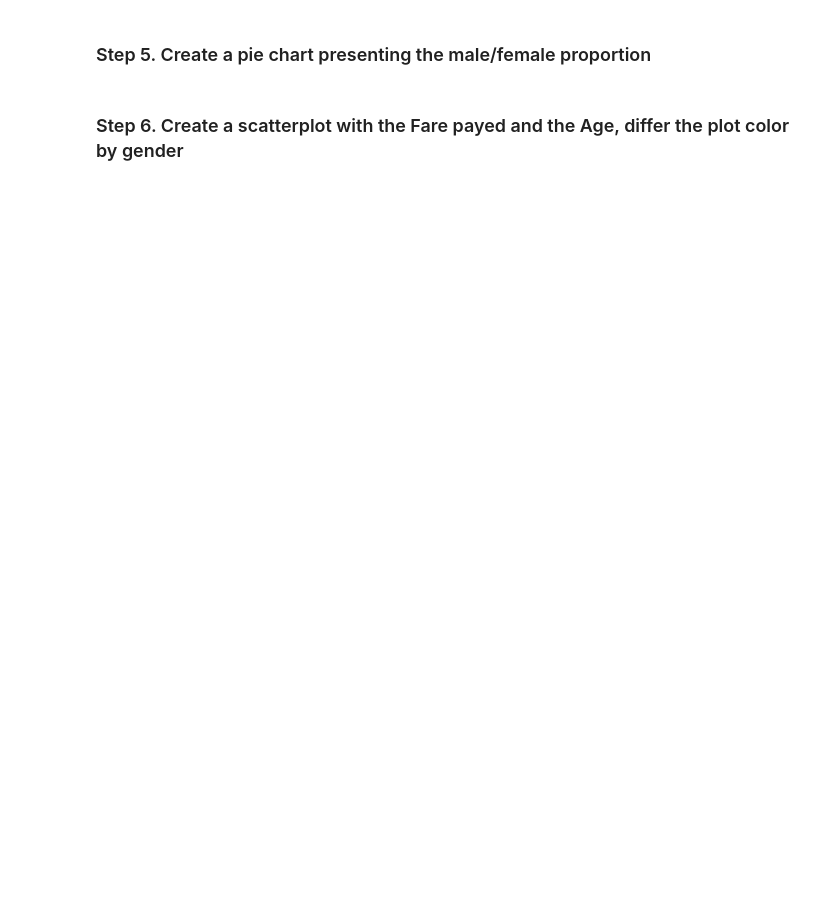
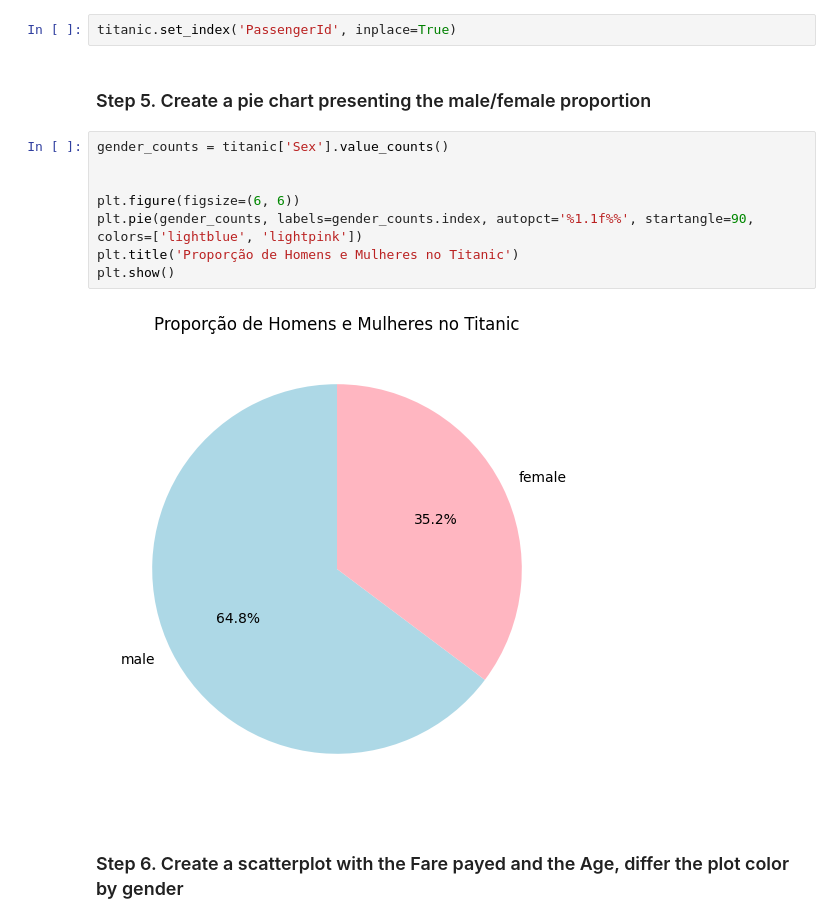
Before and after one commit to yzkjr/pandas_exercises, a Jupyter notebook: 07_Visualization/Titanic_Desaster/Exercises.ipynb, the cells around one changed output. Cells and saved outputs as stored; diff of their text form; blank space fills up the shorter version.

```diff
--- a/07_Visualization/Titanic_Desaster/Exercises.ipynb
+++ b/07_Visualization/Titanic_Desaster/Exercises.ipynb
@@ -20,7 +20,19 @@ url = 'https://raw.githubusercontent.com/guipsamora/pandas_exercises/master/07_V
 titanic = pd.read_csv(url)
 # %% [markdown]
 ### Step 4. Set PassengerId as the index
+# %%
+titanic.set_index('PassengerId', inplace=True)
 # %% [markdown]
 ### Step 5. Create a pie chart presenting the male/female proportion
+# %%
+gender_counts = titanic['Sex'].value_counts()
+
+
+plt.figure(figsize=(6, 6))
+plt.pie(gender_counts, labels=gender_counts.index, autopct='%1.1f%%', startangle=90, colors=['lightblue', 'lightpink'])
+plt.title('Proporção de Homens e Mulheres no Titanic')
+plt.show()
+# %% [output]
+[figure, added]
 # %% [markdown]
 ### Step 6. Create a scatterplot with the Fare payed and the Age, differ the plot color by gender
```
Also changed, not shown: parts of 3 cells of this notebook.
